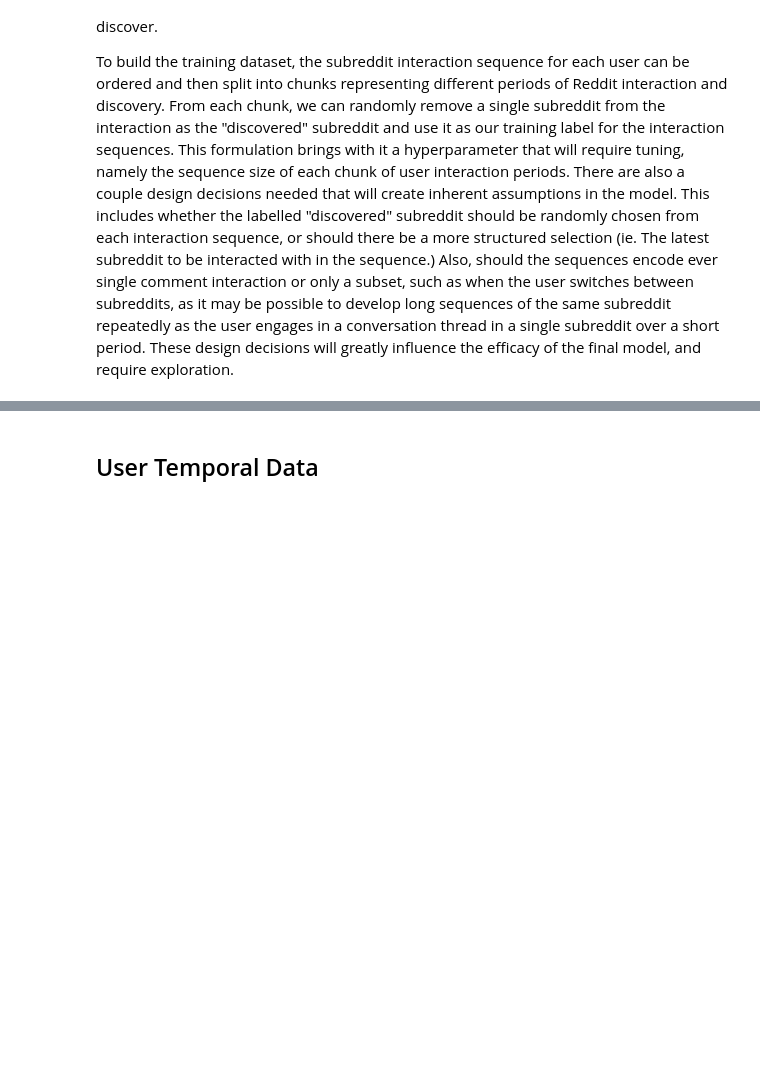
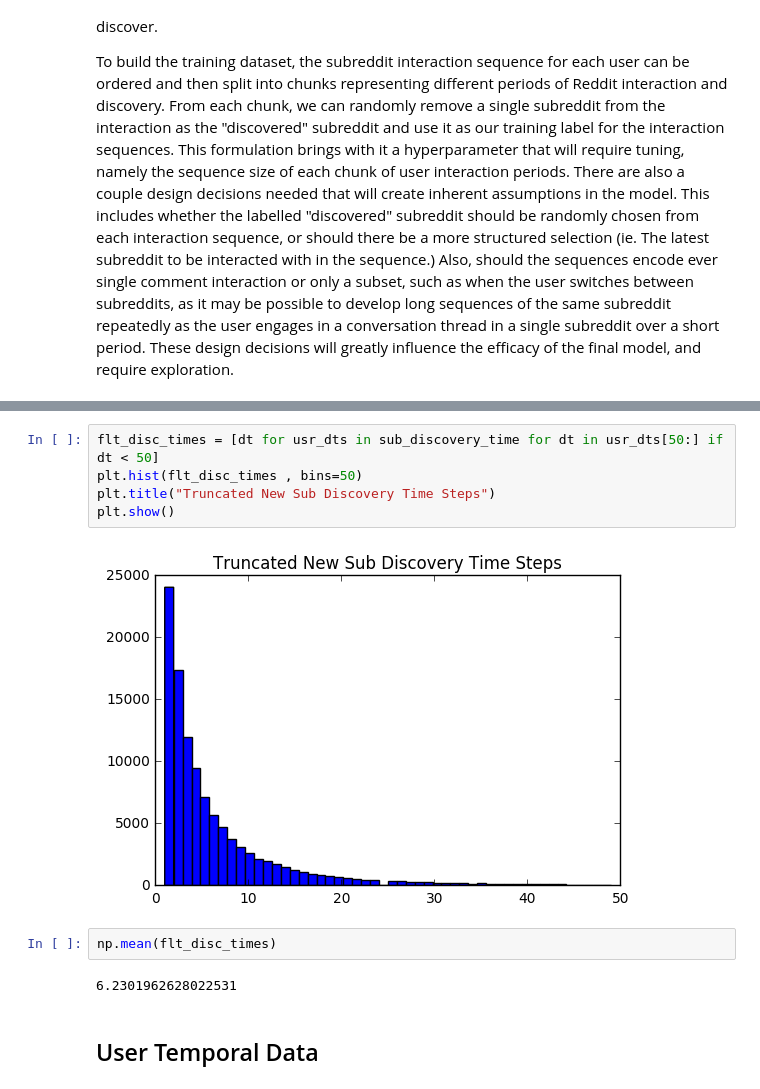
Before and after one commit to cole-maclean/MAI-CI, a Jupyter notebook: notebooks/EDA Notebook.ipynb, the cells around one changed output, grey strips where cells are left out. Drawn from its saved outputs; the diff is of its cells as text; blank space fills up the shorter version.

```diff
--- a/notebooks/EDA Notebook.ipynb
+++ b/notebooks/EDA Notebook.ipynb
@@ -194,3 +157,14 @@ test_df.head()
+# %%
+flt_disc_times = [dt for usr_dts in sub_discovery_time for dt in usr_dts[50:] if dt < 50]
+plt.hist(flt_disc_times , bins=50)
+plt.title("Truncated New Sub Discovery Time Steps")
+plt.show()
+# %% [output]
+[figure, added]
+# %%
+np.mean(flt_disc_times)
+# %% [output]
+6.2301962628022531
 # %% [markdown]
 <h2>User Temporal Data</h2>
 # %%
```
Also changed, not shown: parts of 12 cells of this notebook, 2 other files.
